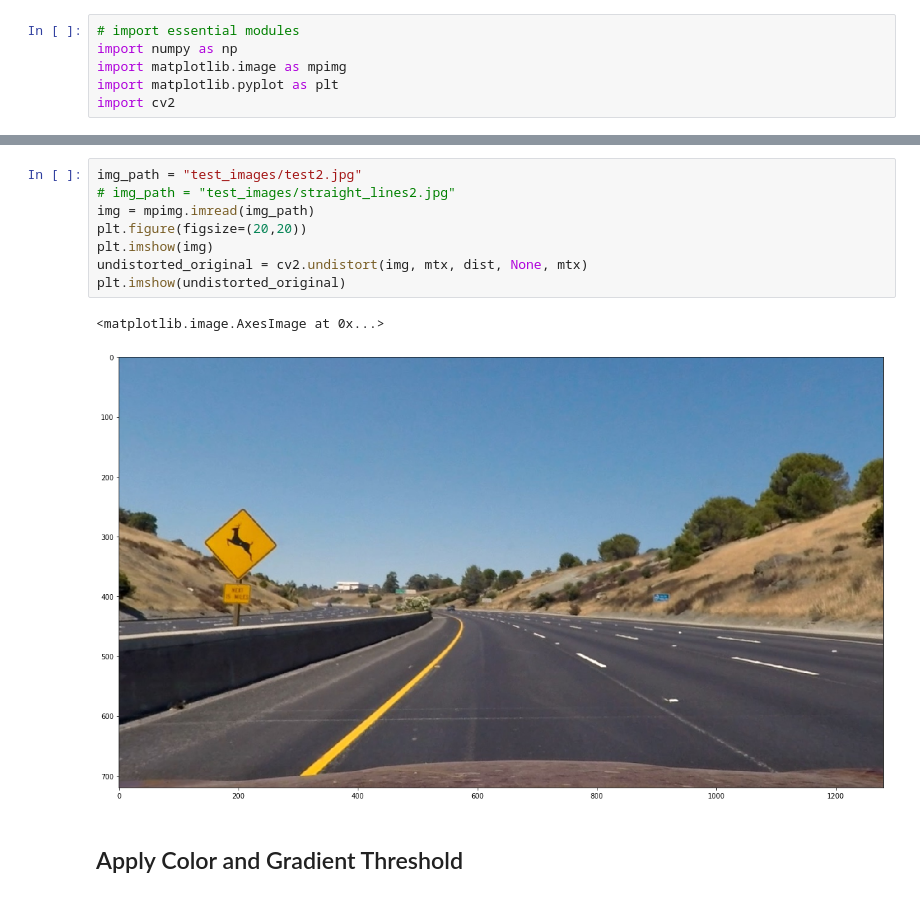
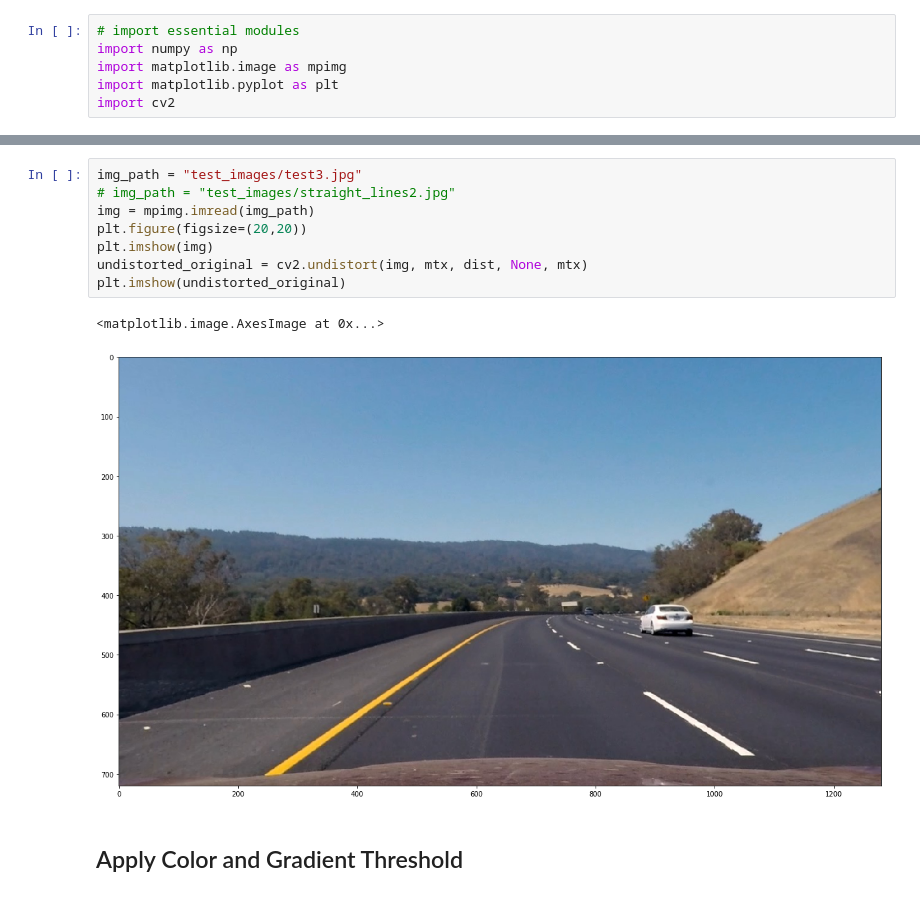
Before and after one commit to AbhilashAbhimsh/Advanced_Lane-lines, a Jupyter notebook: Project.ipynb, the cells around one changed output, grey strips where cells are left out. Cells and saved outputs as stored; diff of their text form.

```diff
--- a/Project.ipynb
+++ b/Project.ipynb
@@ -49,14 +49,14 @@ plt.imshow(undistort)
 # %%
-img_path = "test_images/test2.jpg"
+img_path = "test_images/test3.jpg"
 # img_path = "test_images/straight_lines2.jpg"
 img = mpimg.imread(img_path)
 plt.figure(figsize=(20,20))
 plt.imshow(img)
 undistorted_original = cv2.undistort(img, mtx, dist, None, mtx)
 plt.imshow(undistorted_original)
 # %% [output]
 <matplotlib.image.AxesImage at 0x...>
-[figure, old version]
+[figure, new version]
 # %% [markdown]
 ## Apply Color and Gradient Threshold
 # %%
```
Also changed, not shown: parts of 12 cells of this notebook.
